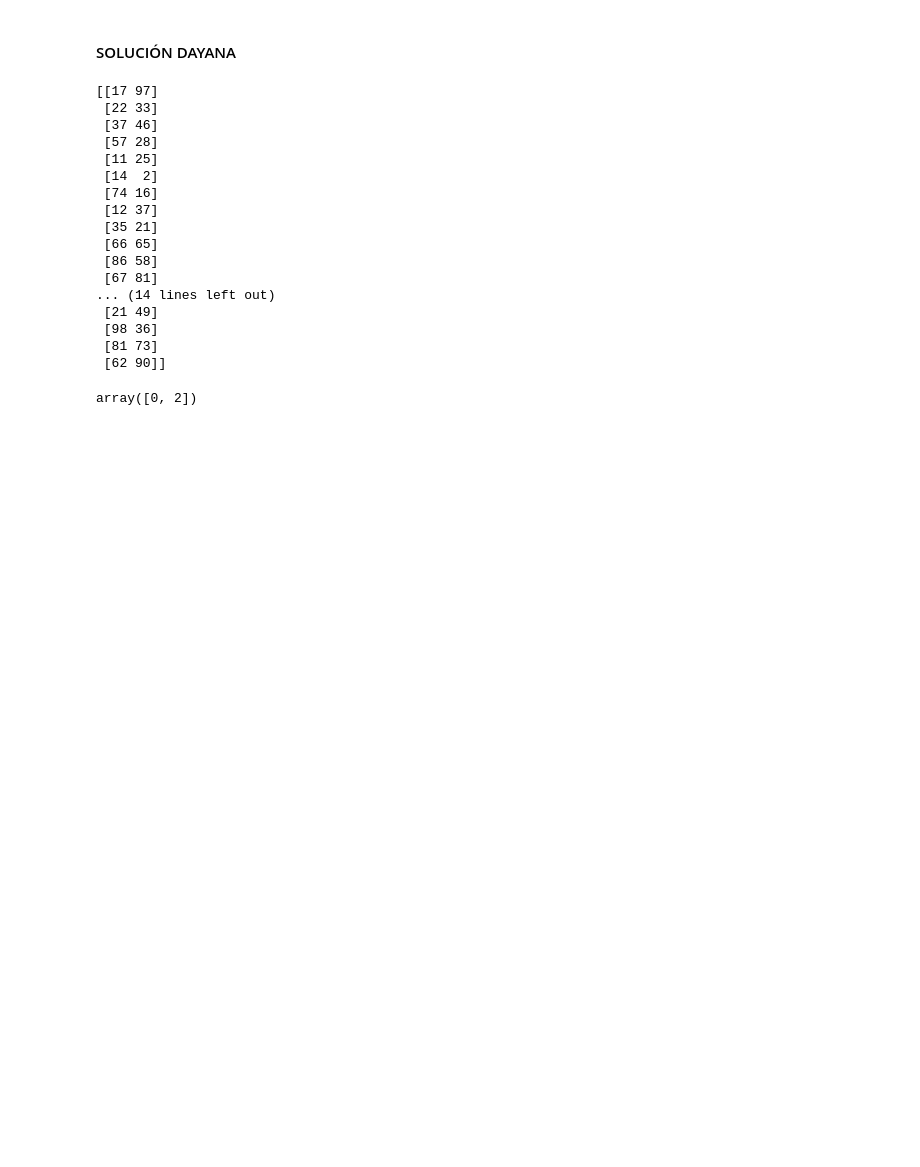
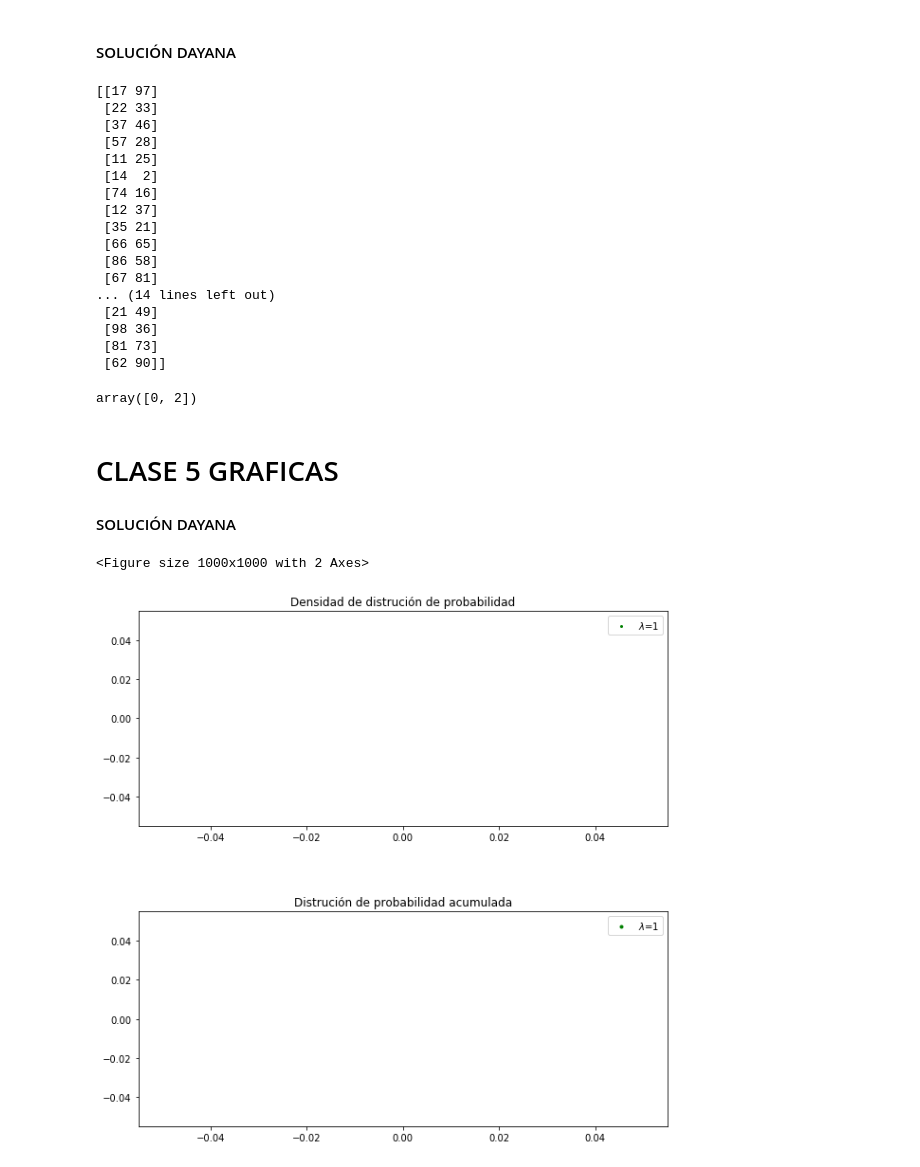
Before and after one commit to GerardoRVL97/TAREA_2, a Jupyter notebook: TAREA2.SPF_RVL_Gerardo_NV_Dayana.ipynb, the cells around one changed output. Cells and saved outputs as stored; diff of their text form; code cells hidden in the pictures; blank space fills up the shorter version.

```diff
--- a/TAREA2.SPF_RVL_Gerardo_NV_Dayana.ipynb
+++ b/TAREA2.SPF_RVL_Gerardo_NV_Dayana.ipynb
@@ -354,3 +354,57 @@ print(point_xy)
 np.minimum.reduce(point_xy)
 # %% [output]
 array([0, 2])
+# %% [markdown]
+# CLASE 5 GRAFICAS
+#### SOLUCIÓN DAYANA
+# %%
+import numpy as np
+import matplotlib.pyplot as plt
+from itertools import cycle
+import scipy.special as sps
+
+N = 30
+l = [1, 3, 5]
+k = np.arange(N)
+P = []
+cycol = cycle('bgrcmk')
+c = next(cycol)
+
+p = lambda k,l: (l**k * np.exp(-l)) / sps.factorial(k)
+
+fig, (ax1, ax2) = plt.subplots(2, 1, figsize=(10,10));
+
+ax1.title.set_text('Densidad de distrución de probabilidad')
+ax2.title.set_text('Distrución de probabilidad acumulada')
+
+ax1.plot(P,'o',c=c,label='$\lambda$=%s' % l, markersize=2)
+ax1.legend()
+
+ax2.plot(np.cumsum(P),'o',c=c,label='$\lambda$=%s' % l, markersize=3)
+ax2.legend()
+ax2.hlines(np.cumsum(P),range(len(P)),range(1,len(P)+1),color=c)
+
+plt.subplots_adjust(hspace=.4)
+plt.show()
+# %% [output]
+<Figure size 1000x1000 with 2 Axes>
+# %%
+def plotExponential(lamb, N, cycol):
+    N = 30
+    k = np.arange(N)
+    c = next(cycol)
+    p = lambda k,lamb: (lamb**k * np.exp(-l)) / sps.factorial(k)
+    fig, (ax1, ax2) = plt.subplots(2, 1, figsize=(10,10));
+    ax1.title.set_text('Densidad de distrución de probabilidad')
+    ax2.title.set_text('Distrución de probabilidad acumulada')
+    ax1.plot(P,'o',c=c,label='$\lambda$=%s' % lamb, markersize=2)
+    ax1.legend()
+    ax2.plot(np.cumsum(P),'o',c=c,label='$\lambda$=%s' % lamb, markersize=3)
+    ax2.legend()
+    ax2.hlines(np.cumsum(P),range(len(P)),range(1,len(P)+1),color=c)
+    plt.subplots_adjust(hspace=.4)
+    plt.show()
+
+plotExponential(1,N,cycol)
+# %% [output]
+[figure, added]
```
Also changed, not shown: parts of 4 cells of this notebook.
